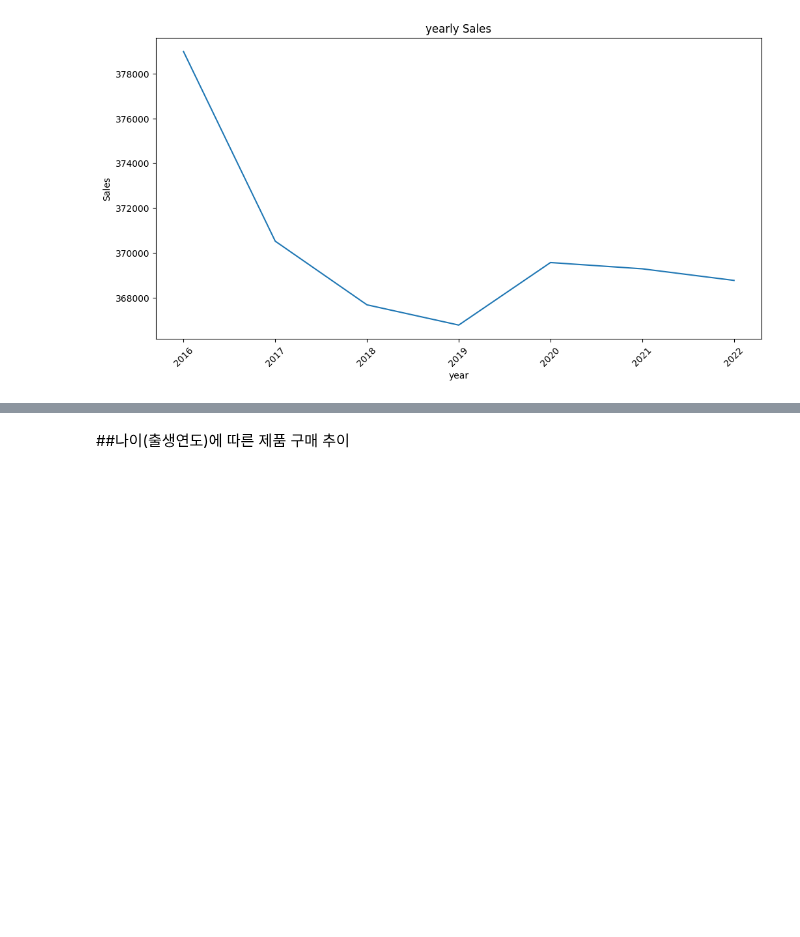
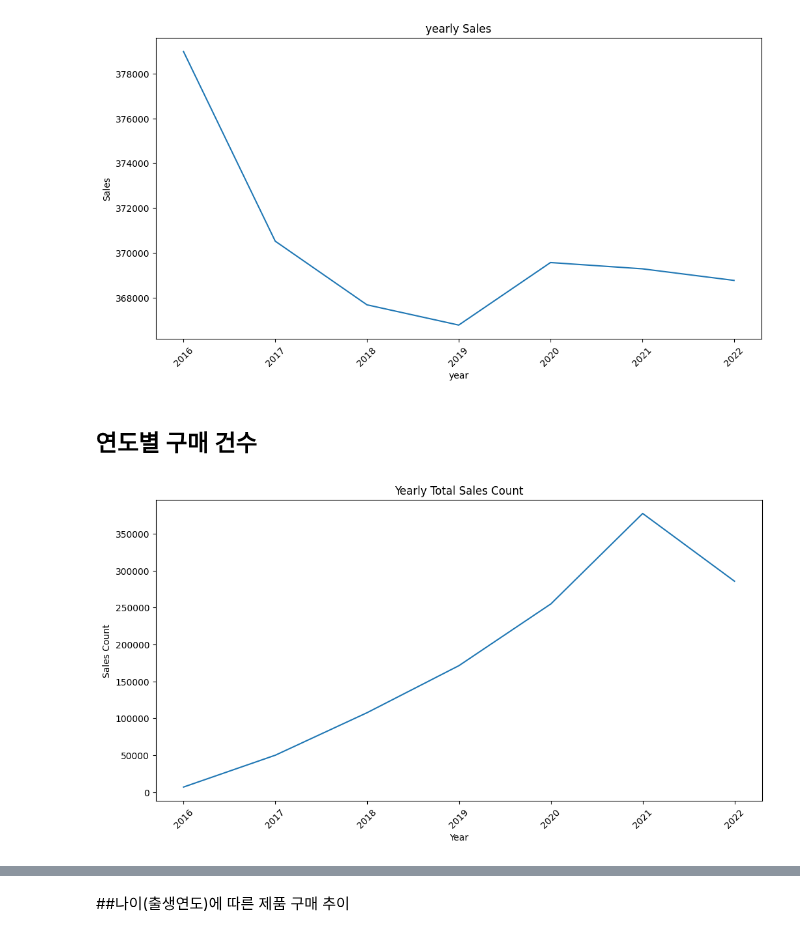
Before and after one commit to NARAEIM/tp2-da, a Jupyter notebook: tp2_da_imnarae.ipynb, the cells around one changed output, grey strips where cells are left out. Cells and saved outputs as stored; diff of their text form; code cells hidden in the pictures; blank space fills up the shorter version.

```diff
--- a/tp2_da_imnarae.ipynb
+++ b/tp2_da_imnarae.ipynb
@@ -635,16 +651,16 @@ seaason_sales
 # 월별 매출
 
 # 'created_at' 컬럼 datetime 변환
-transation_df['created_at'] = pd.to_datetime(transation_df['created_at'])
+transaction_df['created_at'] = pd.to_datetime(transaction_df['created_at'])
 
 # 월 추출
-transation_df['month'] = transation_df['created_at'].dt.to_period('M')
+transaction_df['month'] = transaction_df['created_at'].dt.to_period('M')
 
 # 각 상품 매출액
-transation_df['sales'] = transation_df['item_price'] * transation_df['quantity']
+transaction_df['sales'] = transaction_df['item_price'] * transaction_df['quantity']
 
 # 월별 매출액
-monthly_sales = transation_df.groupby('month')['sales'].sum().reset_index()
+monthly_sales = transaction_df.groupby('month')['sales'].sum().reset_index()
 monthly_sales
 
 # 그래프로 시각화
@@ -663,16 +695,16 @@ plt.show()
 # 연도별 매출 합
 
 # 'created_at' 컬럼 datetime 변환
-transation_df['created_at'] = pd.to_datetime(transation_df['created_at'])
+transaction_df['created_at'] = pd.to_datetime(transaction_df['created_at'])
 
 # 연도 추출
-transation_df['year'] = transation_df['created_at'].dt.to_period('Y')
+transaction_df['year'] = transaction_df['created_at'].dt.to_period('Y')
 
 # 각 상품 매출액
-transation_df['sales'] = transation_df['item_price'] * transation_df['quantity']
+transaction_df['sales'] = transaction_df['item_price'] * transaction_df['quantity']
 
 # 연도별 매출액
-yearly_sales = transation_df.groupby('year')['sales'].sum().reset_index()
+yearly_sales = transaction_df.groupby('year')['sales'].sum().reset_index()
 yearly_sales
 
 # 그래프로 시각화
@@ -691,16 +723,16 @@ plt.show()
 # 연도별 매출 평균
 
 # 'created_at' 컬럼 datetime 변환
-transation_df['created_at'] = pd.to_datetime(transation_df['created_at'])
+transaction_df['created_at'] = pd.to_datetime(transaction_df['created_at'])
 
 # 연도 추출
-transation_df['year'] = transation_df['created_at'].dt.to_period('Y')
+transaction_df['year'] = transaction_df['created_at'].dt.to_period('Y')
 
 # 각 상품 매출액
-transation_df['sales'] = transation_df['item_price'] * transation_df['quantity']
+transaction_df['sales'] = transaction_df['item_price'] * transaction_df['quantity']
 
 # 연도별 매출액 평균
-yearly_sales = transation_df.groupby('year')['sales'].mean().reset_index()
+yearly_sales = transaction_df.groupby('year')['sales'].mean().reset_index()
 yearly_sales
 
 # 그래프로 시각화
@@ -713,3 +745,27 @@ plt.xticks(rotation=45)
 plt.show()
 # %% [output]
 [figure]
+# %% [markdown]
+## 연도별 구매 건수
+# %%
+#연도별 구입 건수
+# 'created_at' 컬럼 datetime 변환
+transaction_df['created_at'] = pd.to_datetime(transaction_df['created_at'])
+
+# 연도 추출
+transaction_df['year'] = transaction_df['created_at'].dt.year
+
+# 연도별 총 구입 건수 계산
+yearly_total_sales = transaction_df.groupby('year').size().reset_index()
+yearly_total_sales.columns = ['year', 'sales_cnt']
+
+# 그래프로 시각화
+plt.figure(figsize=(12, 6))
+plt.plot(yearly_total_sales['year'], yearly_total_sales['sales_cnt'])
+plt.xlabel('Year')
+plt.ylabel('Sales Count')
+plt.title('Yearly Total Sales Count')
+plt.xticks(rotation=45)
+plt.show()
+# %% [output]
+[figure, added]
```
Also changed, not shown: parts of 36 cells of this notebook.
